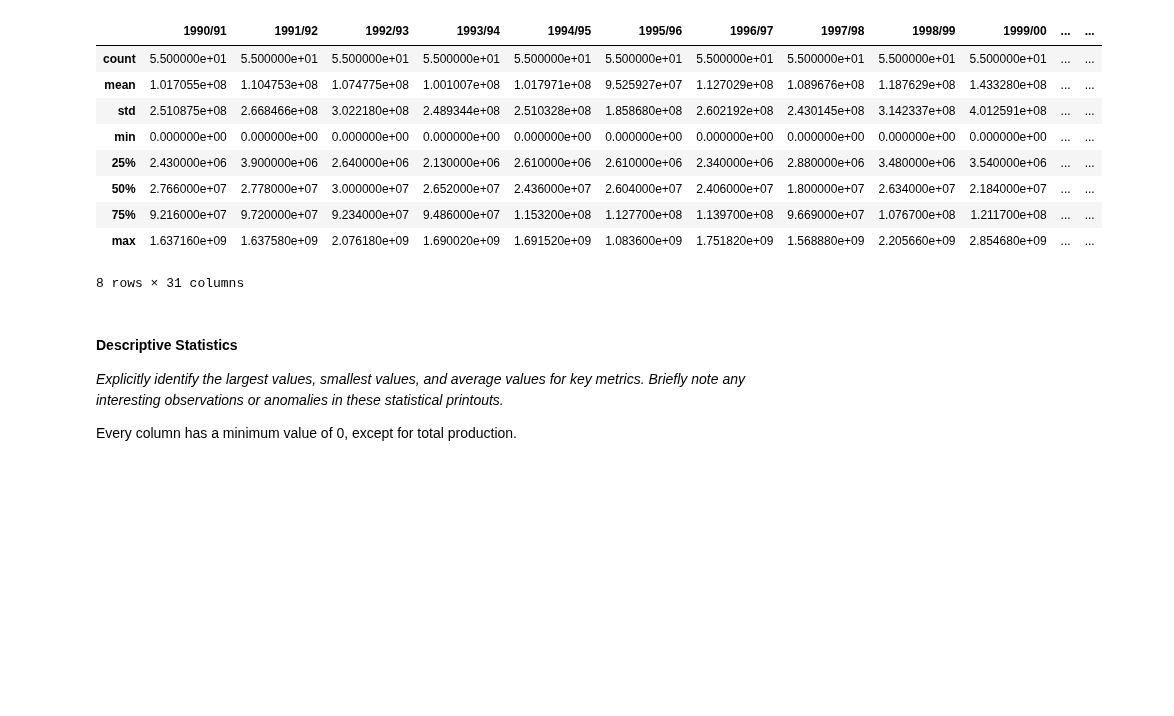
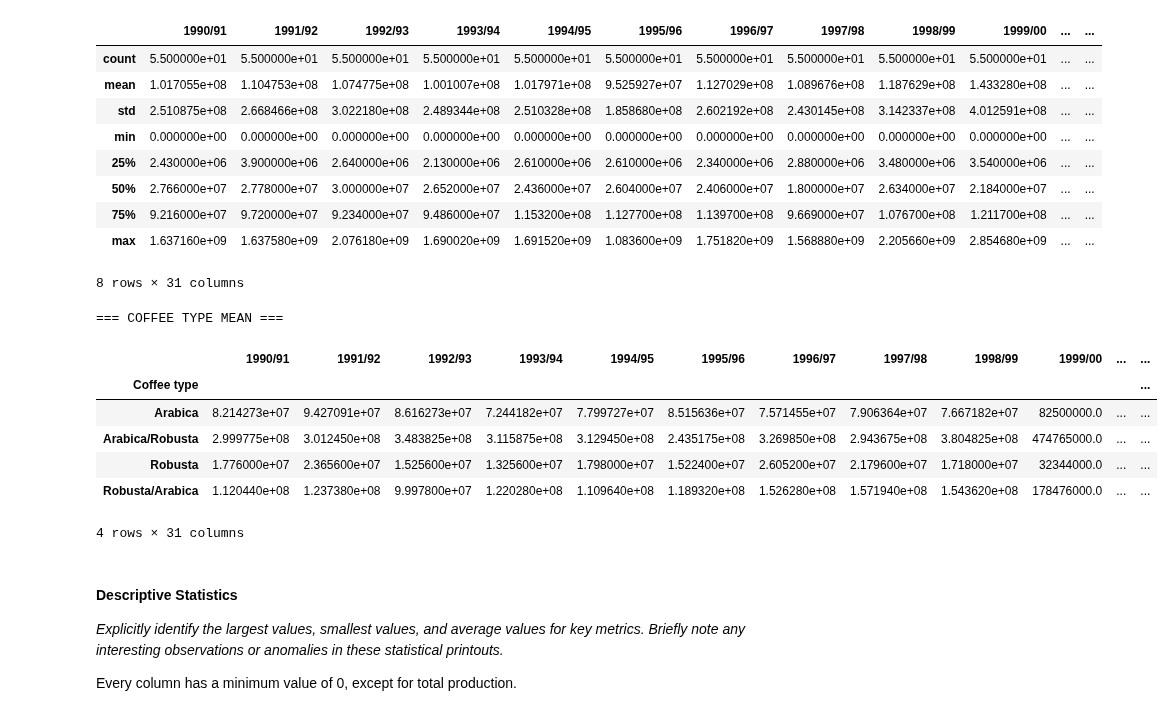
Before and after one commit to JungDefiant/AppDev_Assignments, a Jupyter notebook: AD450/Assignments/coffee-exploration/src/coffee_exploration/coffee_exploration.ipynb, the cells around one changed output. Cells and saved outputs as stored; diff of their text form; code cells hidden in the pictures; blank space fills up the shorter version.

```diff
--- a/AD450/Assignments/coffee-exploration/src/coffee_exploration/coffee_exploration.ipynb
+++ b/AD450/Assignments/coffee-exploration/src/coffee_exploration/coffee_exploration.ipynb
@@ -307,6 +307,24 @@ df_production.describe()
 | 75% | 9.216000e+07 | 9.720000e+07 | 9.234000e+07 | 9.486000e+07 | 1.153200e+08 | 1.127700e+08 | 1.139700e+08 | 9.669000e+07 | 1.076700e+08 | 1.211700e+08 | ... | ... |
 | max | 1.637160e+09 | 1.637580e+09 | 2.076180e+09 | 1.690020e+09 | 1.691520e+09 | 1.083600e+09 | 1.751820e+09 | 1.568880e+09 | 2.205660e+09 | 2.854680e+09 | ... | ... |
 8 rows × 31 columns
+# %%
+print("=== COFFEE TYPE MEAN ===")
+df_production.groupby("Coffee type").mean(numeric_only=True)
+
+# Arabica --> [0, 1, 3]
+# Robusta --> [2, 4, 5]
+
+# [0, 1, 3] --> [0: 1000], [1: 2000], [2: 3000]
+# sum(): Arabica --> 6000
+# %% [output]
+=== COFFEE TYPE MEAN ===
+|  | 1990/91 | 1991/92 | 1992/93 | 1993/94 | 1994/95 | 1995/96 | 1996/97 | 1997/98 | 1998/99 | 1999/00 | ... | ... |
+| Coffee type |  |  |  |  |  |  |  |  |  |  |  | ... |
+| Arabica | 8.214273e+07 | 9.427091e+07 | 8.616273e+07 | 7.244182e+07 | 7.799727e+07 | 8.515636e+07 | 7.571455e+07 | 7.906364e+07 | 7.667182e+07 | 82500000.0 | ... | ... |
+| Arabica/Robusta | 2.999775e+08 | 3.012450e+08 | 3.483825e+08 | 3.115875e+08 | 3.129450e+08 | 2.435175e+08 | 3.269850e+08 | 2.943675e+08 | 3.804825e+08 | 474765000.0 | ... | ... |
+| Robusta | 1.776000e+07 | 2.365600e+07 | 1.525600e+07 | 1.325600e+07 | 1.798000e+07 | 1.522400e+07 | 2.605200e+07 | 2.179600e+07 | 1.718000e+07 | 32344000.0 | ... | ... |
+| Robusta/Arabica | 1.120440e+08 | 1.237380e+08 | 9.997800e+07 | 1.220280e+08 | 1.109640e+08 | 1.189320e+08 | 1.526280e+08 | 1.571940e+08 | 1.543620e+08 | 178476000.0 | ... | ... |
+4 rows × 31 columns
 # %% [markdown]
 #### Descriptive Statistics
 *Explicitly identify the largest values, smallest values, and average values for key metrics. Briefly note any interesting observations or anomalies in these statistical printouts.*
```
Also changed, not shown: 21 other files.
